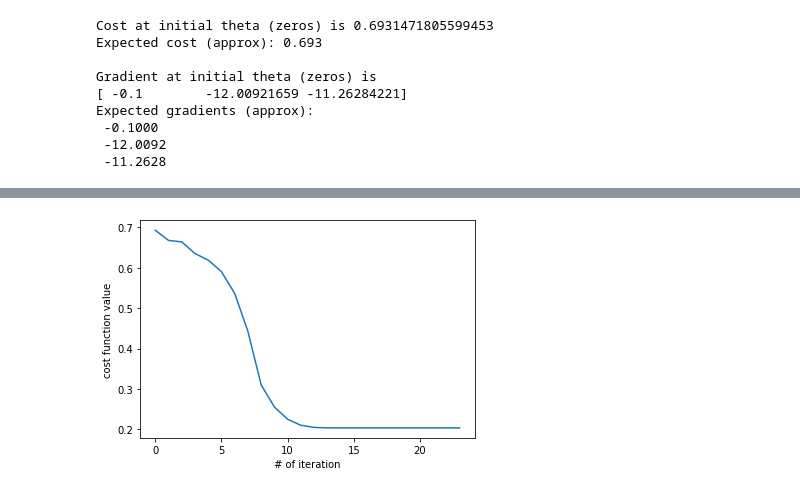
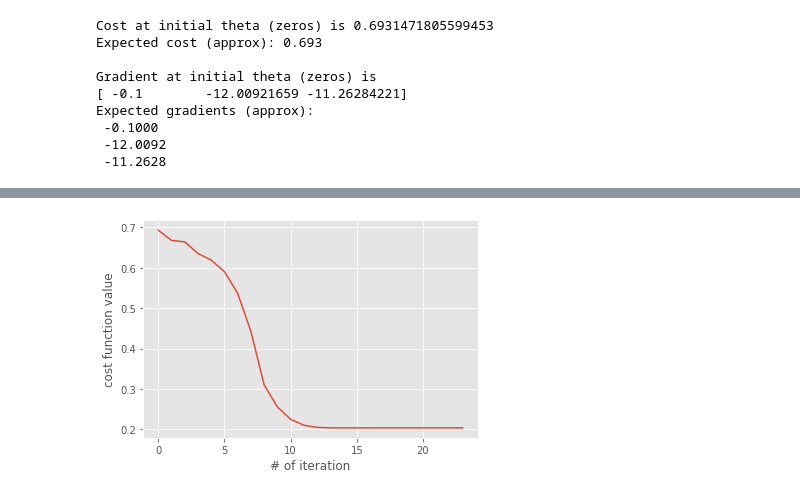
Before and after one commit to akapet00/andrew-ng-coursera-ml, a Jupyter notebook: ex2-logistic-regression/ex2.ipynb, the cells around one changed output, grey strips where cells are left out. Cells and saved outputs as stored; diff of their text form; code cells hidden in the pictures.

```diff
--- a/ex2-logistic-regression/ex2.ipynb
+++ b/ex2-logistic-regression/ex2.ipynb
@@ -15,12 +15,9 @@ Your task is to build a classification model that estimates an applicant’s pro
 import pandas as pd
 import numpy as np
 import matplotlib.pyplot as plt
+from matplotlib import style
+style.use('ggplot')
+%matplotlib inline
 from scipy.optimize import fmin_bfgs, minimize
 import warnings
 warnings.simplefilter('ignore')
-
-df = pd.read_csv('ex2data1.txt', header=None)
-df.rename(columns={0: 'exam1',
-                   1: 'exam2',
-                   2: 'accepted'}, inplace=True)
-df.head()
@@ -98,0 +120,16 @@ Expected gradients (approx):
+# %%
+# optimization with normalization of data -> faster convergence
+theta, theta_history = fmin_bfgs(costFunc,
+                               initial_theta,
+                               fprime = gradient,
+                               args=(X_norm_bias,y),
+                               retall = 1,
+                               disp = 0)
+
+J = []
+for i, th in enumerate(theta_history):
+    J.append(costFunc(th, X_norm_bias, y))
+plt.plot(J)
+plt.xlabel('# of iteration')
+plt.ylabel('cost function value')
+plt.show()
@@ -99,18 +138,18 @@ Expected gradients (approx):
 # %%
 # optimization with no normalization
-theta, theta_history = fmin_bfgs(costFunction,
+theta, theta_history = fmin_bfgs(costFunc,
                                initial_theta,
                                fprime = gradient,
                                args=(X_bias,y),
                                retall = 1,
                                disp = 0)
 
 J = []
 for i, th in enumerate(theta_history):
-    J.append(costFunction(th, X_bias, y))
+    J.append(costFunc(th, X_bias, y))
 plt.plot(J)
 plt.xlabel('# of iteration')
 plt.ylabel('cost function value')
 plt.show()
 # %% [output]
-[figure, old version]
+[figure, new version]
```
Also changed, not shown: parts of 25 cells of this notebook.
